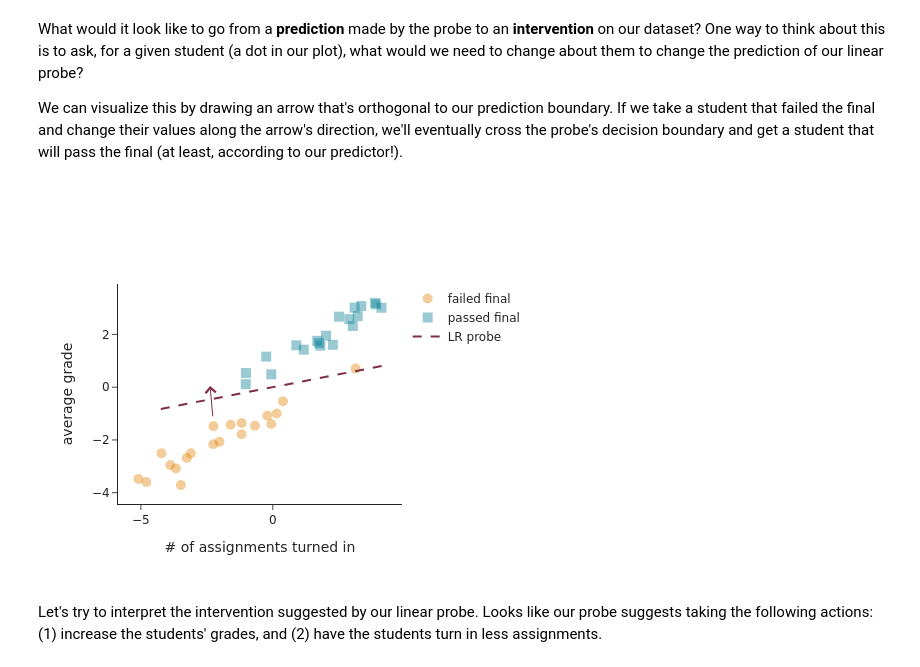
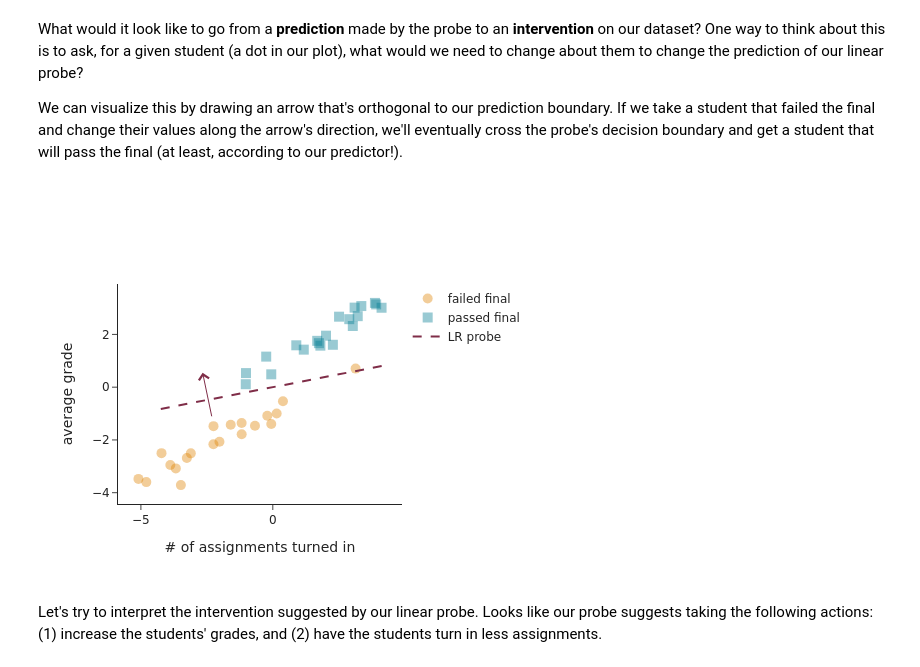
Before and after one commit to cs221m/cs221m-course, a Jupyter notebook: 04_probes.ipynb, the cells around one changed output. Drawn from its saved outputs; the diff is of its cells as text; code cells hidden in the pictures.

```diff
--- a/04_probes.ipynb
+++ b/04_probes.ipynb
@@ -749,31 +760,31 @@ We can visualize this by drawing an arrow that's orthogonal to our prediction bo
 # %%
 # what if we intervene on our data according to our probe?
 
 # take a random student
 example_student_index = 7
 example_student_stats = X[example_student_index]
 
 # intervene on our student by shifting their score according to the linear predictor!
-example_student_stats_intervened = mean_low - theta
+example_student_stats_intervened = example_student_stats - theta
 
 # draw arrow from example student to the resulting intervention
 fig.add_annotation(
   ax=example_student_stats[0],  # x-coordinate of the arrow's head
   ay=example_student_stats[1] + 0.05,  # y-coordinate of the arrow's head
   x=example_student_stats_intervened[0], # x-coordinate of the arrow's tail
   y=example_student_stats_intervened[1] - 0.1, # y-coordinate of the arrow's tail
   xref='x', yref='y', # Reference coordinates to the plot's x and y axes
   axref='x', ayref='y',
   showarrow=True,
   arrowhead=4, # Style of the arrowhead (e.g., 1, 2, 3, 4, 5)
   arrowsize=2,
   arrowwidth=1,
   arrowcolor="#7F2D48",
 )
 
 fig.show()
 # %% [output]
-[figure, old version]
+[figure, new version]
 # %% [markdown]
 Let's try to interpret the intervention suggested by our linear probe. Looks like our probe suggests taking the following actions: (1) increase the students' grades, and (2) have the students turn in less assignments.
 # %% [markdown]
```
Also changed, not shown: parts of 26 cells of this notebook, 1 other file.
